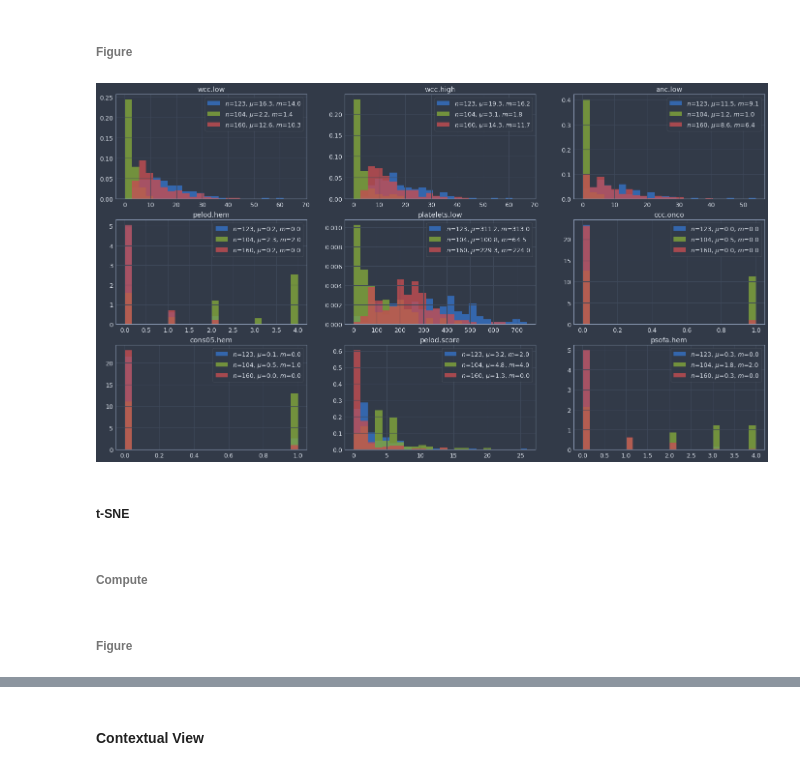
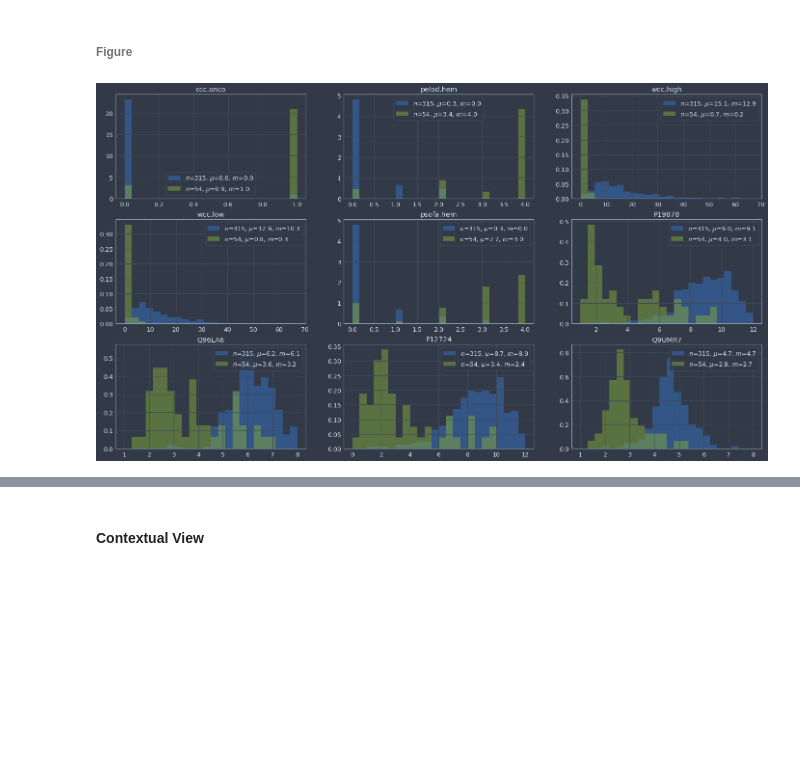
Before and after one commit to BorgwardtLab/Pediatric-Sepsis, a Jupyter notebook: multiview_clustering_jk.ipynb, the cells around one changed output, grey strips where cells are left out. Cells and saved outputs as stored; diff of their text form; code cells hidden in the pictures; blank space fills up the shorter version.

```diff
--- a/multiview_clustering_jk.ipynb
+++ b/multiview_clustering_jk.ipynb
@@ -939,0 +1636,4 @@ phy_kdf = pd.concat([imp_df,k_df,k_odf],join='inner',axis=1)
+# %%
+label     = 'physio'
+phyopt_df = cluster_optimization(phy_odf,n_states,n_comps,epss,minss,label)
+phyopt_df.head(3)
@@ -939,0 +1647,3 @@ phy_kdf = pd.concat([imp_df,k_df,k_odf],join='inner',axis=1)
+# %%
+phyts_df,phyclu_df = optimal_clusters(phy_odf,phyopt_df)
+phyts_fig          = cluster_fig(phyts_df,phyclu_df)
@@ -942,33 +1658,13 @@ phy_kdf = pd.concat([imp_df,k_df,k_odf],join='inner',axis=1)
 # %% [markdown]
 ###### Compute
-# %%
-h_df = h_stats(phy_kdf-phy_kdf.median(),'phy_clo')
-kw   = {'density':True,'alpha':.8}
-
-phycl_fig = plt.figure(figsize=(24,13.5))
-
-for i,v in enumerate(h_df.index[:9]):
-
-    bs = np.linspace(int(phy_kdf[v].min()),int(phy_kdf[v].max()),25)
-    ax = phycl_fig.add_subplot(3,3,i+1)
-
-    for c in range(3):
-        m1 = np.round(phy_kdf.loc[phy_kdf.phy_clo==c,v].mean(),1)
-        m2 = np.round(phy_kdf.loc[phy_kdf.phy_clo==c,v].median(),1)
-        n  = np.round(phy_kdf.loc[phy_kdf.phy_clo==c,v].shape[0],1)
-        ax.hist(phy_kdf.loc[phy_kdf.phy_clo==c,v],bins=bs,**kw,\
-                label=r'$n$=%s, $\mu$=%s, $m$=%s' % (n,m1,m2))
-
-    ax.set_title(v)
-    ax.legend()
-plt.close()
+# %%
+stdsv_df = assign_clusters(std_df,phyclu_df,label)
+impsv_df = assign_clusters(imp_df,phyclu_df,label)
+phyf_df,phynull_df = f_pvalues(stdsv_df,label,10**5)
+phyfstat_fig = fstat_fig(impsv_df,phyf_df,label)
 # %% [markdown]
 ###### Figure
 # %%
-phycl_fig
+phyfstat_fig
 # %% [output]
-[figure, old version]
+[figure, new version]
-# %% [markdown]
-##### t-SNE
-# %% [markdown]
-###### Compute
@@ -1002,2 +1670,0 @@ plt.close()
-# %% [markdown]
-###### Figure
```
Also changed, not shown: parts of 96 cells of this notebook, 2 other files.
